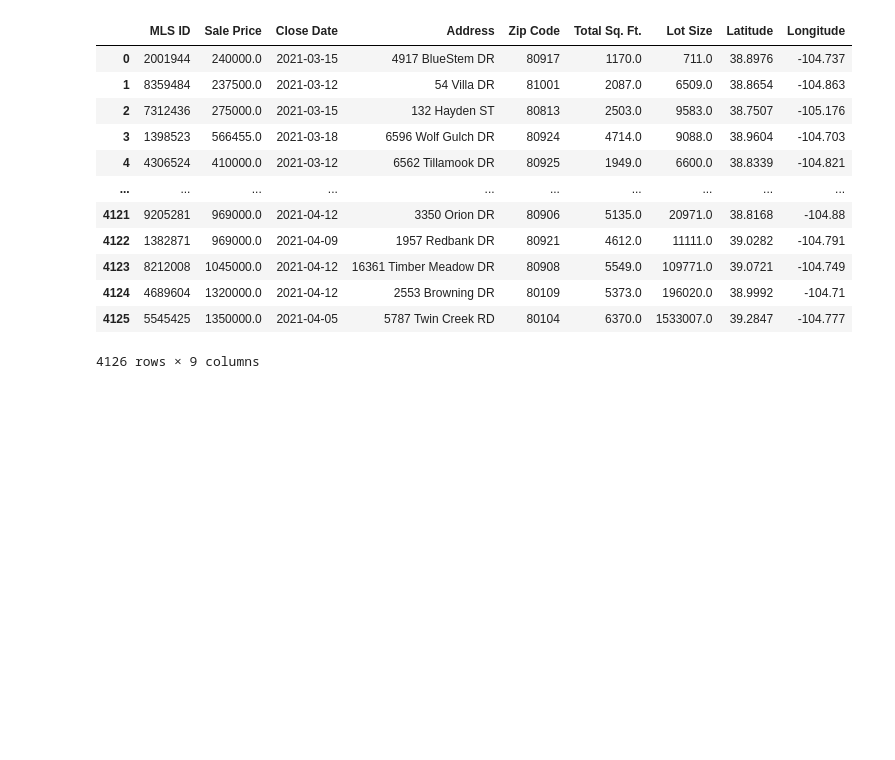
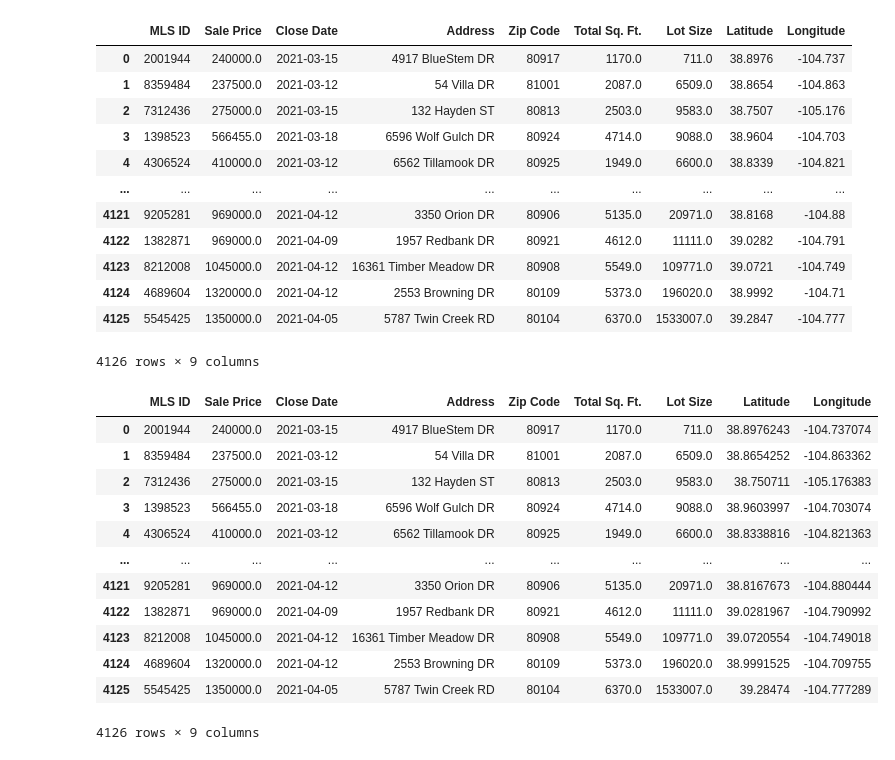
Before and after one commit to willserene/Housing_Analysis, a Jupyter notebook: Housing Sales Dataframe.ipynb, the cells around one changed output. Cells and saved outputs as stored; diff of their text form; code cells hidden in the pictures; blank space fills up the shorter version.

```diff
--- a/Housing Sales Dataframe.ipynb
+++ b/Housing Sales Dataframe.ipynb
@@ -327,0 +326,17 @@ df
+# %%
+df = pd.read_csv("sales.csv")
+df
+# %% [output]
+|  | MLS ID | Sale Price | Close Date | Address | Zip Code | Total Sq. Ft. | Lot Size | Latitude | Longitude |
+| 0 | 2001944 | 240000.0 | 2021-03-15 | 4917 BlueStem DR | 80917 | 1170.0 | 711.0 | 38.8976243 | -104.737074 |
+| 1 | 8359484 | 237500.0 | 2021-03-12 | 54 Villa DR | 81001 | 2087.0 | 6509.0 | 38.8654252 | -104.863362 |
+| 2 | 7312436 | 275000.0 | 2021-03-15 | 132 Hayden ST | 80813 | 2503.0 | 9583.0 | 38.750711 | -105.176383 |
+| 3 | 1398523 | 566455.0 | 2021-03-18 | 6596 Wolf Gulch DR | 80924 | 4714.0 | 9088.0 | 38.9603997 | -104.703074 |
+| 4 | 4306524 | 410000.0 | 2021-03-12 | 6562 Tillamook DR | 80925 | 1949.0 | 6600.0 | 38.8338816 | -104.821363 |
+| ... | ... | ... | ... | ... | ... | ... | ... | ... | ... |
+| 4121 | 9205281 | 969000.0 | 2021-04-12 | 3350 Orion DR | 80906 | 5135.0 | 20971.0 | 38.8167673 | -104.880444 |
+| 4122 | 1382871 | 969000.0 | 2021-04-09 | 1957 Redbank DR | 80921 | 4612.0 | 11111.0 | 39.0281967 | -104.790992 |
+| 4123 | 8212008 | 1045000.0 | 2021-04-12 | 16361 Timber Meadow DR | 80908 | 5549.0 | 109771.0 | 39.0720554 | -104.749018 |
+| 4124 | 4689604 | 1320000.0 | 2021-04-12 | 2553 Browning DR | 80109 | 5373.0 | 196020.0 | 38.9991525 | -104.709755 |
+| 4125 | 5545425 | 1350000.0 | 2021-04-05 | 5787 Twin Creek RD | 80104 | 6370.0 | 1533007.0 | 39.28474 | -104.777289 |
+4126 rows × 9 columns
```
Also changed, not shown: parts of 1 cell of this notebook.
